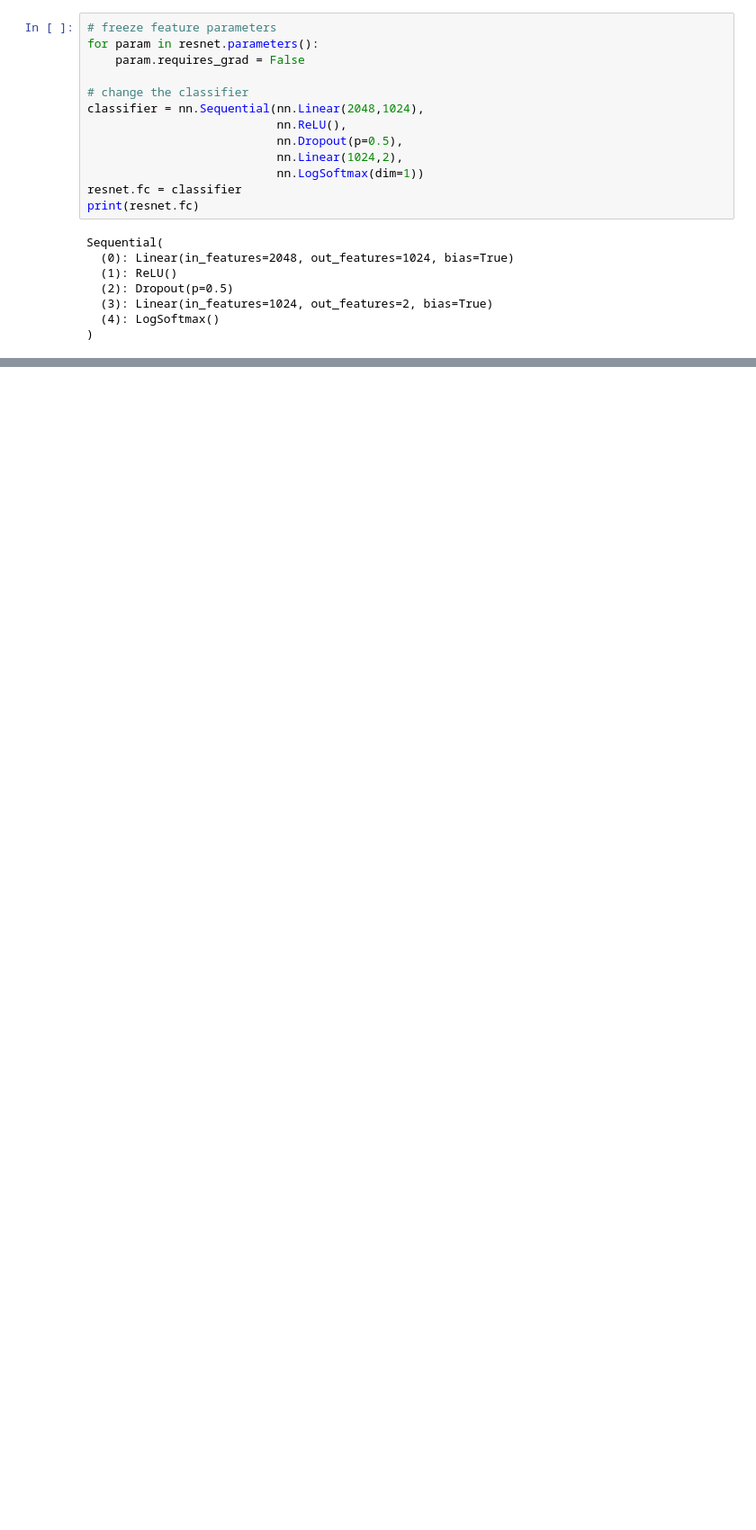
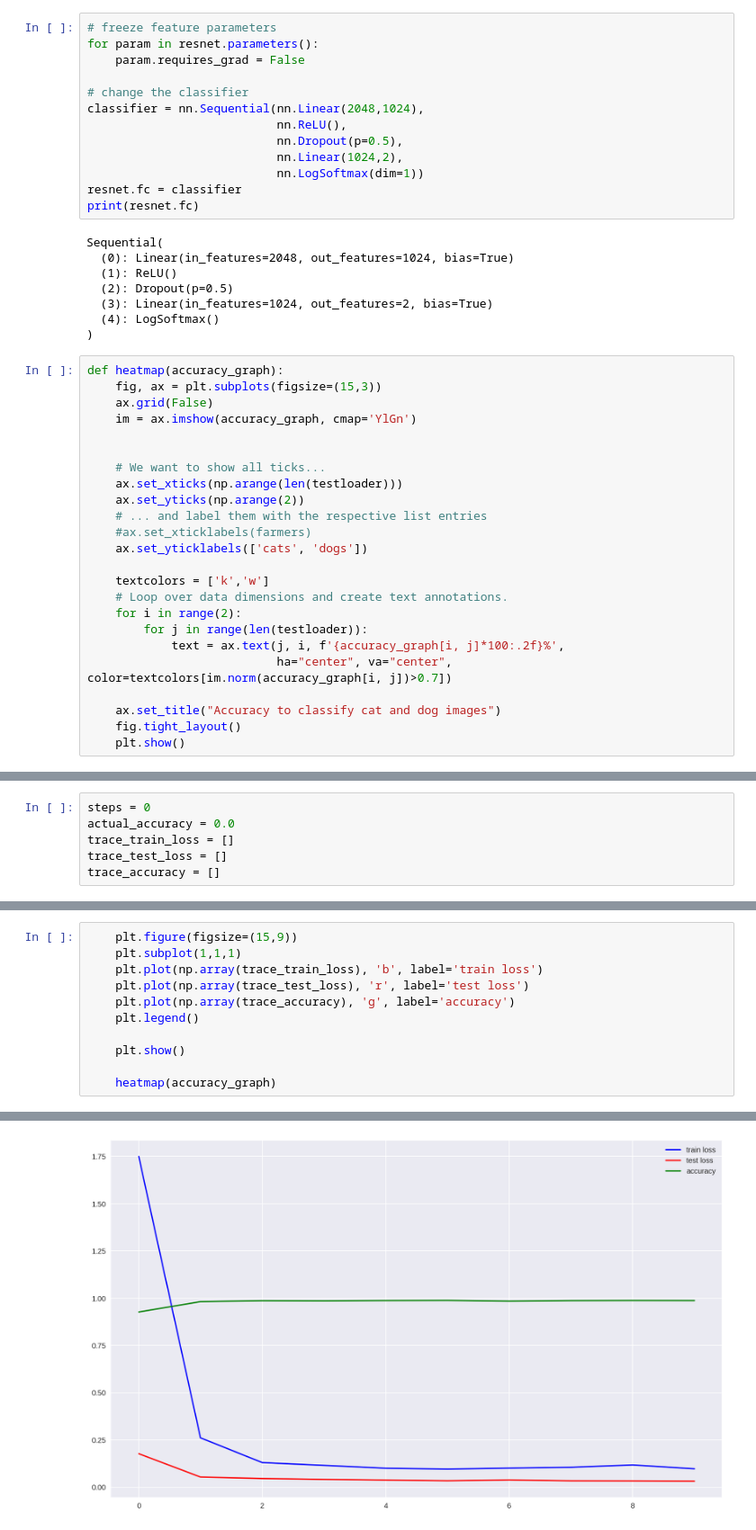
Before and after one commit to silviomori/udacity-deeplearning-pytorch-challenge, a Jupyter notebook: intro-to-pytorch/Part 8 - Transfer Learning (Exercises).ipynb, the cells around one changed output, grey strips where cells are left out. Shown at 90% size. Saved outputs shown, nothing was run; the diff lists cells and outputs as text; blank space fills up the shorter version.

Commit message:
feat: Trace the loss and accuracy variables to plot graphs
Accuracy reached: 98.76% after 1 epoch

```diff
--- a/intro-to-pytorch/Part 8 - Transfer Learning (Exercises).ipynb
+++ b/intro-to-pytorch/Part 8 - Transfer Learning (Exercises).ipynb
@@ -195,3 +179,27 @@ Sequential(
   (3): Linear(in_features=1024, out_features=2, bias=True)
   (4): LogSoftmax()
 )
+# %%
+def heatmap(accuracy_graph):
+    fig, ax = plt.subplots(figsize=(15,3))
+    ax.grid(False)
+    im = ax.imshow(accuracy_graph, cmap='YlGn')
+
+
+    # We want to show all ticks...
+    ax.set_xticks(np.arange(len(testloader)))
+    ax.set_yticks(np.arange(2))
+    # ... and label them with the respective list entries
+    #ax.set_xticklabels(farmers)
+    ax.set_yticklabels(['cats', 'dogs'])
+
+    textcolors = ['k','w']
+    # Loop over data dimensions and create text annotations.
+    for i in range(2):
+        for j in range(len(testloader)):
+            text = ax.text(j, i, f'{accuracy_graph[i, j]*100:.2f}%',
+                           ha="center", va="center", color=textcolors[im.norm(accuracy_graph[i, j])>0.7])
+
+    ax.set_title("Accuracy to classify cat and dog images")
+    fig.tight_layout()
+    plt.show()
@@ -198 +216,7 @@ Sequential(
+# %%
+steps = 0
+actual_accuracy = 0.0
+trace_train_loss = []
+trace_test_loss = []
+trace_accuracy = []
 # %%
@@ -298,0 +332,12 @@ Desired accuracy reached!
+# %%
+    plt.figure(figsize=(15,9))
+    plt.subplot(1,1,1)
+    plt.plot(np.array(trace_train_loss), 'b', label='train loss')
+    plt.plot(np.array(trace_test_loss), 'r', label='test loss')
+    plt.plot(np.array(trace_accuracy), 'g', label='accuracy')
+    plt.legend()
+
+    plt.show()
+
+    heatmap(accuracy_graph)
+# %% [output]
@@ -298,0 +345 @@ Desired accuracy reached!
+[figure, added]
```
Also changed, not shown: parts of 8 cells of this notebook.
